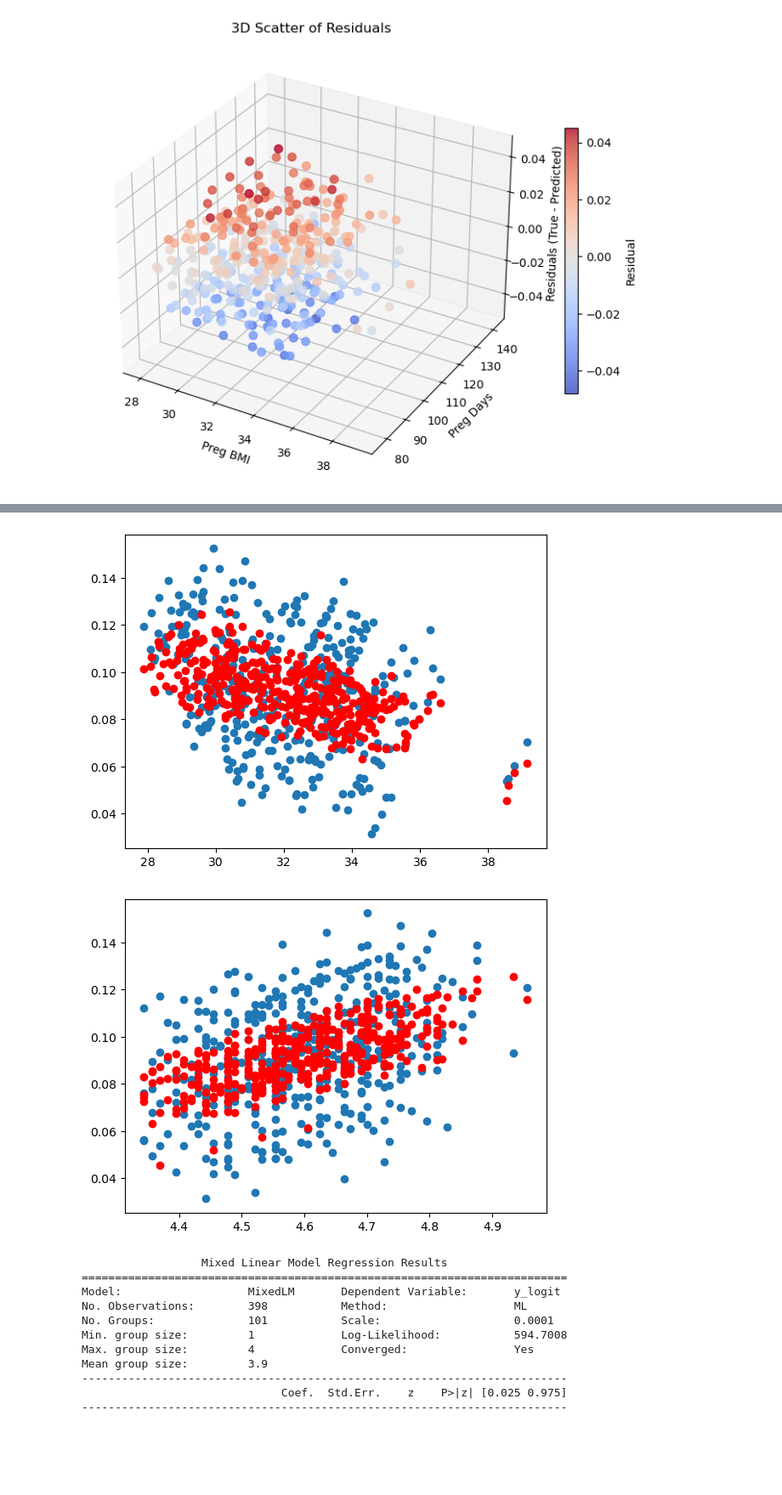
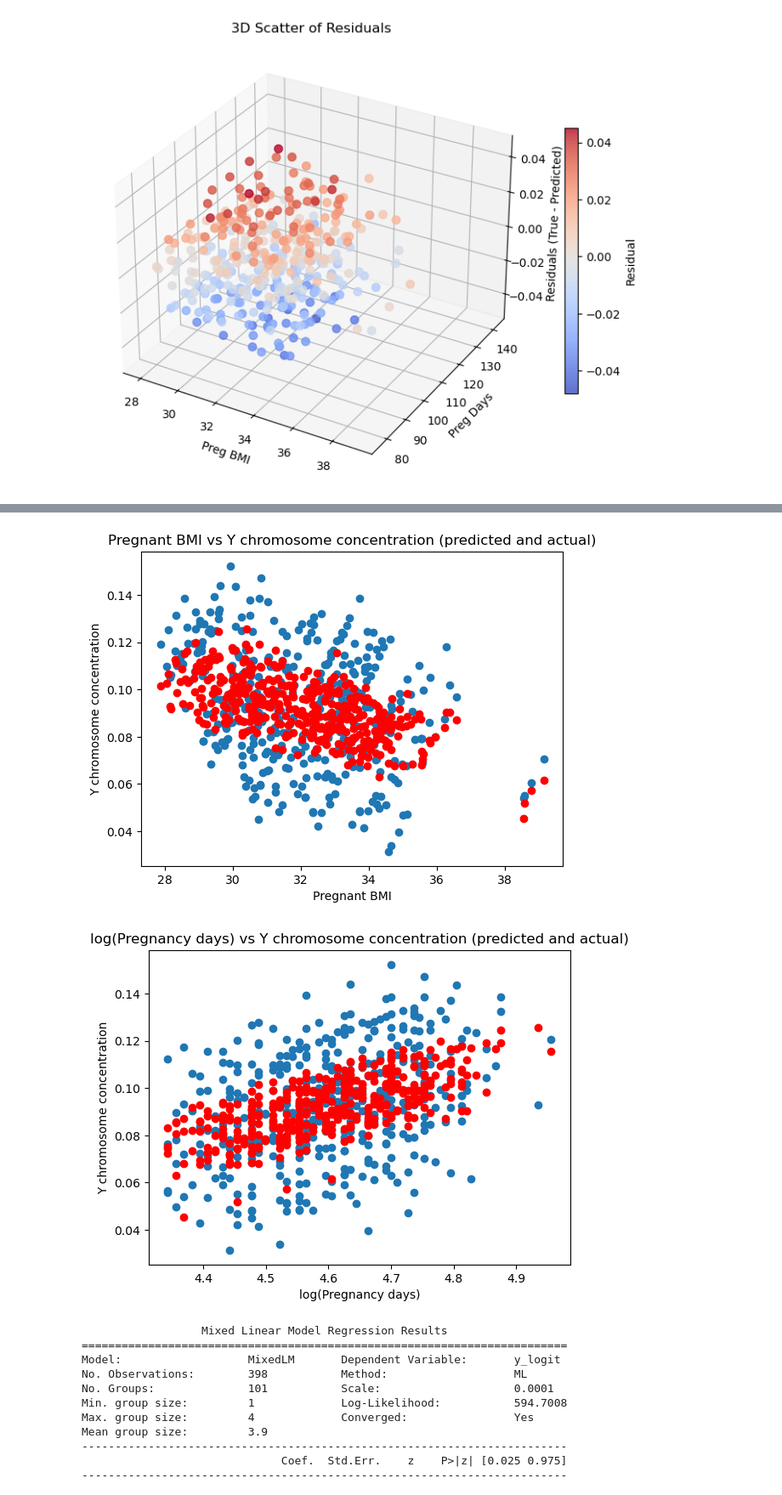
Before and after one commit to YichenShen0103/CUMCM-25C, a Jupyter notebook: problem1.ipynb, the cells around one changed output, grey strips where cells are left out. Shown at 85% size. Saved outputs shown, nothing was run; the diff lists cells and outputs as text; code cells hidden in the pictures; blank space fills up the shorter version.

Commit message:
graph optimized

```diff
--- a/problem1.ipynb
+++ b/problem1.ipynb
@@ -416,10 +415,16 @@ print(model.summary())
 
 plt.scatter(data["孕妇BMI"], data["Y染色体浓度"])
 plt.scatter(data["孕妇BMI"], model.predict(X), color='red')
+plt.xlabel("Pregnant BMI")
+plt.ylabel("Y chromosome concentration")
+plt.title("Pregnant BMI vs Y chromosome concentration (predicted and actual)")
 plt.show()
 
 plt.scatter(data["log孕天"], data["Y染色体浓度"])
 plt.scatter(data["log孕天"], model.predict(X), color='red')
+plt.xlabel("log(Pregnancy days)")
+plt.ylabel("Y chromosome concentration")
+plt.title("log(Pregnancy days) vs Y chromosome concentration (predicted and actual)")
 plt.show()
 # %% [output]
                             OLS Regression Results
@@ -432,15 +437,15 @@ Time:                        21:35:06   Log-Likelihood:                 983.94
 No. Observations:                 398   AIC:                            -1962.
 Df Residuals:                     395   BIC:                            -1950.
 Df Model:                           2
 Covariance Type:            nonrobust
 ==============================================================================
 ... (12 lines left out)
 Notes:
 [1] Standard Errors assume that the covariance matrix of the errors is correctly specified.
 [2] The condition number is large, 1.29e+03. This might indicate that there are
 strong multicollinearity or other numerical problems.
-[figure, old version]
+[figure, new version]
-[figure, old version]
+[figure, new version]
 # %%
 col_map_cn = {
     "孕妇代码": "mother_id",
```
Also changed, not shown: parts of 2 cells of this notebook, 1 other file.
